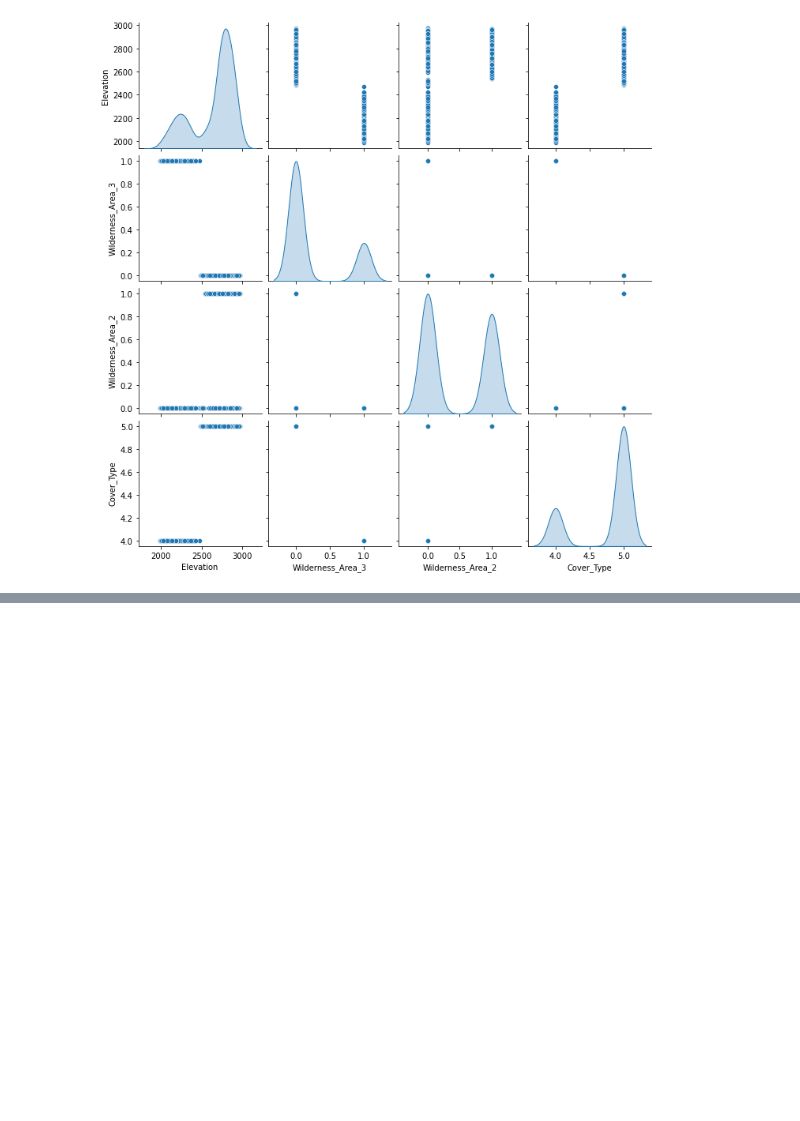
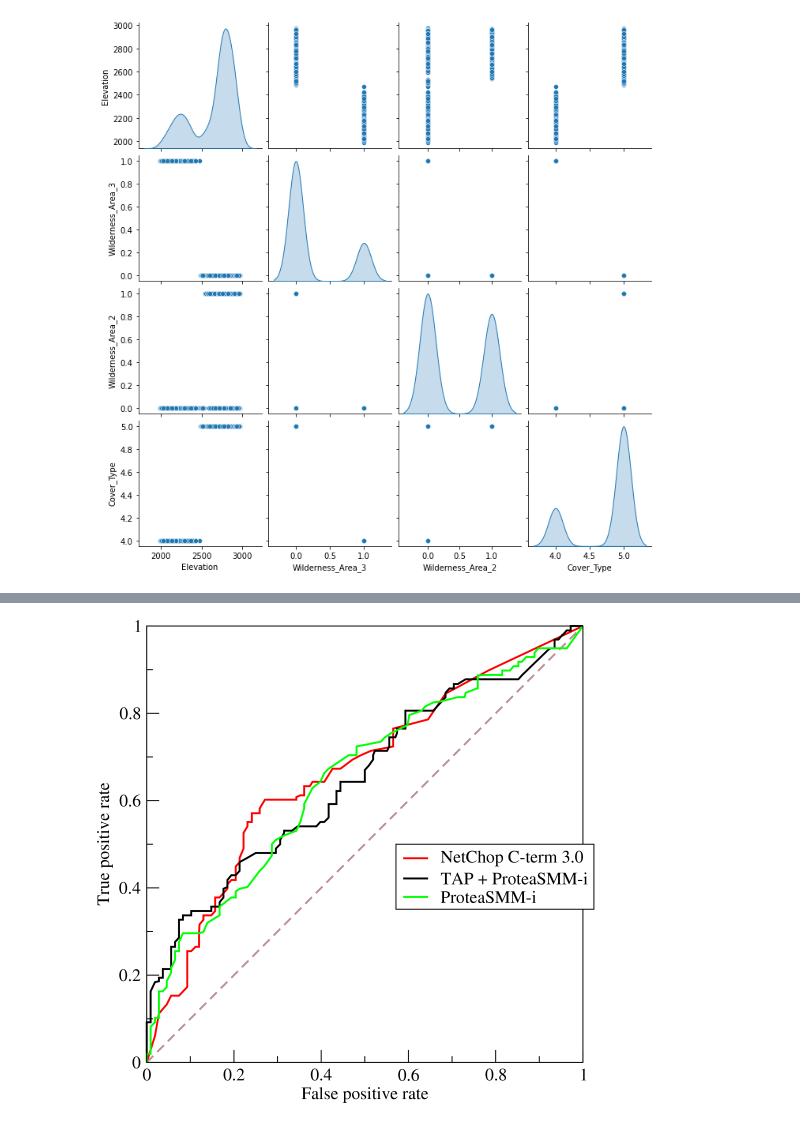
Before and after one commit to almall/GCPDeploymentCourse, a Jupyter notebook: 2-AutoML.ipynb, the cells around one changed output, grey strips where cells are left out. Cells and saved outputs as stored; diff of their text form; code cells hidden in the pictures; blank space fills up the shorter version.

```diff
--- a/2-AutoML.ipynb
+++ b/2-AutoML.ipynb
@@ -108,0 +145,5 @@ sns.pairplot(df.head(1000)[["Elevation", "Wilderness_Area_3", "Wilderness_Area_2
+# %%
+# ROC Curve
+Image("https://upload.wikimedia.org/wikipedia/commons/6/6b/Roccurves.png")
+# %% [output]
+[figure, added]
```
Also changed, not shown: parts of 8 cells of this notebook, 6 other files.
